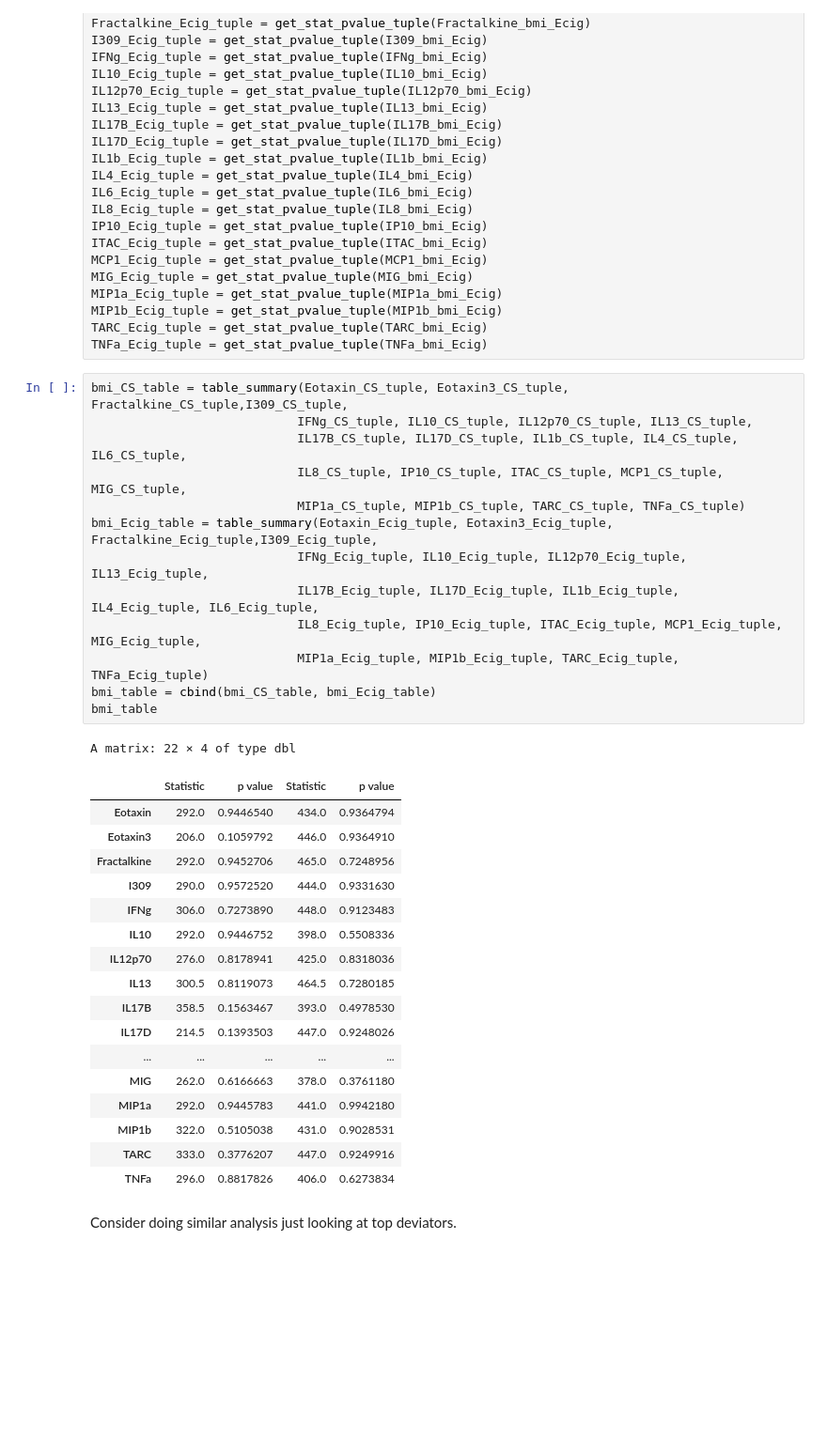
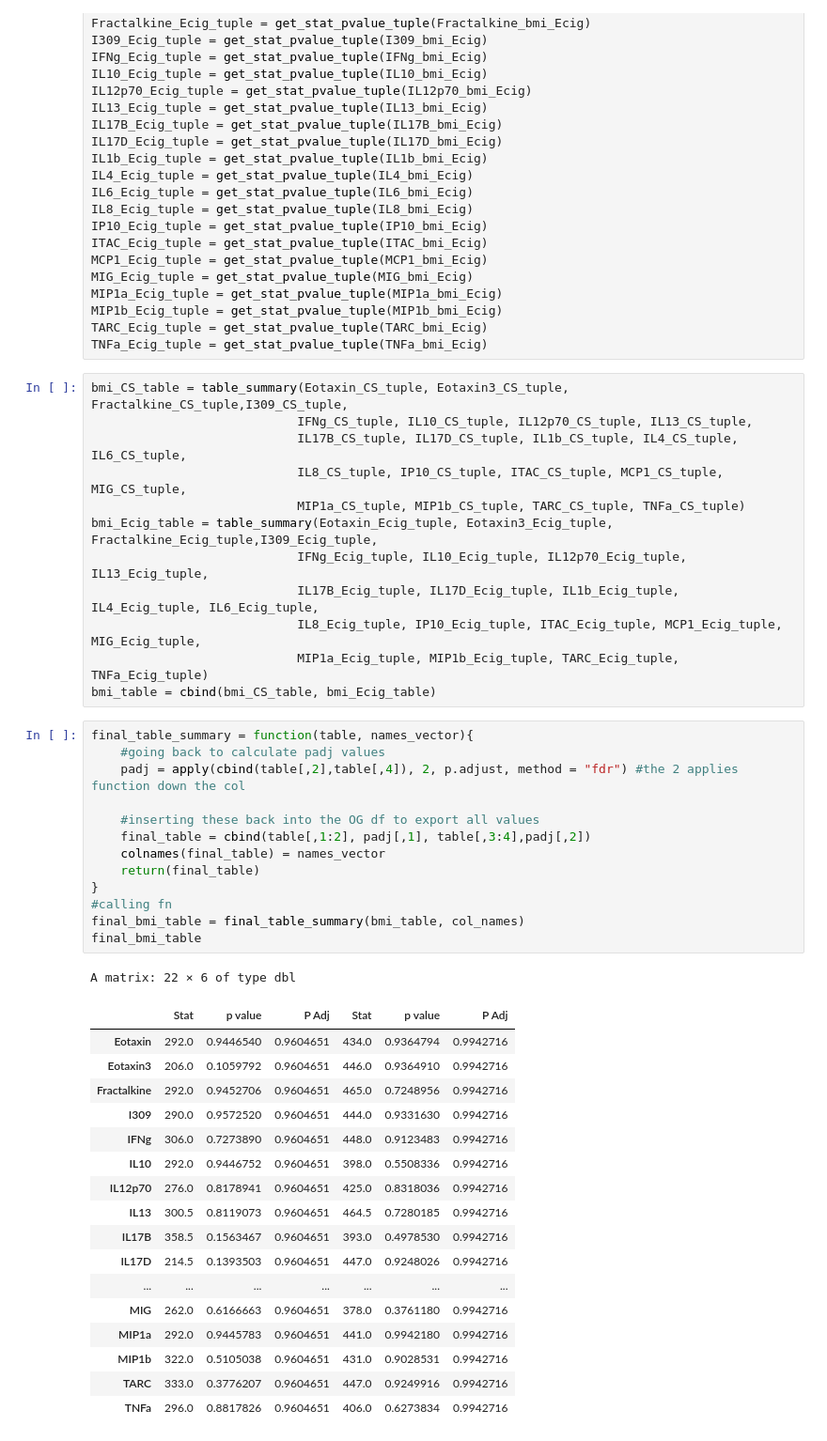
Before and after one commit to Ragerlab/Script_for_Cytokine-Signature-Clusters-as-a-Tool-to-Compare-Changes-associated-with-Tobacco-Product-, a Jupyter notebook: Demographics Analysis (Table1).ipynb, the cells around one changed output. Shown at 94% size. Drawn from its saved outputs; the diff is of its cells as text; blank space fills up the shorter version.

```diff
--- a/Demographics Analysis (Table1).ipynb
+++ b/Demographics Analysis (Table1).ipynb
@@ -2038,25 +2051,35 @@ bmi_Ecig_table = table_summary(Eotaxin_Ecig_tuple, Eotaxin3_Ecig_tuple, Fractalk
                             IL8_Ecig_tuple, IP10_Ecig_tuple, ITAC_Ecig_tuple, MCP1_Ecig_tuple, MIG_Ecig_tuple,
                             MIP1a_Ecig_tuple, MIP1b_Ecig_tuple, TARC_Ecig_tuple, TNFa_Ecig_tuple)
 bmi_table = cbind(bmi_CS_table, bmi_Ecig_table)
-bmi_table
-# %% [output]
-A matrix: 22 × 4 of type dbl
-|  | Statistic | p value | Statistic | p value |
-| Eotaxin | 292.0 | 0.9446540 | 434.0 | 0.9364794 |
-| Eotaxin3 | 206.0 | 0.1059792 | 446.0 | 0.9364910 |
-| Fractalkine | 292.0 | 0.9452706 | 465.0 | 0.7248956 |
-| I309 | 290.0 | 0.9572520 | 444.0 | 0.9331630 |
-| IFNg | 306.0 | 0.7273890 | 448.0 | 0.9123483 |
-| IL10 | 292.0 | 0.9446752 | 398.0 | 0.5508336 |
-| IL12p70 | 276.0 | 0.8178941 | 425.0 | 0.8318036 |
-| IL13 | 300.5 | 0.8119073 | 464.5 | 0.7280185 |
-| IL17B | 358.5 | 0.1563467 | 393.0 | 0.4978530 |
-| IL17D | 214.5 | 0.1393503 | 447.0 | 0.9248026 |
-| ... | ... | ... | ... | ... |
-| MIG | 262.0 | 0.6166663 | 378.0 | 0.3761180 |
-| MIP1a | 292.0 | 0.9445783 | 441.0 | 0.9942180 |
-| MIP1b | 322.0 | 0.5105038 | 431.0 | 0.9028531 |
-| TARC | 333.0 | 0.3776207 | 447.0 | 0.9249916 |
-| TNFa | 296.0 | 0.8817826 | 406.0 | 0.6273834 |
-# %% [markdown]
-Consider doing similar analysis just looking at top deviators.
+# %%
+final_table_summary = function(table, names_vector){
+    #going back to calculate padj values
+    padj = apply(cbind(table[,2],table[,4]), 2, p.adjust, method = "fdr") #the 2 applies function down the col
+
+    #inserting these back into the OG df to export all values
+    final_table = cbind(table[,1:2], padj[,1], table[,3:4],padj[,2])
+    colnames(final_table) = names_vector
+    return(final_table)
+}
+#calling fn
+final_bmi_table = final_table_summary(bmi_table, col_names)
+final_bmi_table
+# %% [output]
+A matrix: 22 × 6 of type dbl
+|  | Stat | p value | P Adj | Stat | p value | P Adj |
+| Eotaxin | 292.0 | 0.9446540 | 0.9604651 | 434.0 | 0.9364794 | 0.9942716 |
+| Eotaxin3 | 206.0 | 0.1059792 | 0.9604651 | 446.0 | 0.9364910 | 0.9942716 |
+| Fractalkine | 292.0 | 0.9452706 | 0.9604651 | 465.0 | 0.7248956 | 0.9942716 |
+| I309 | 290.0 | 0.9572520 | 0.9604651 | 444.0 | 0.9331630 | 0.9942716 |
+| IFNg | 306.0 | 0.7273890 | 0.9604651 | 448.0 | 0.9123483 | 0.9942716 |
+| IL10 | 292.0 | 0.9446752 | 0.9604651 | 398.0 | 0.5508336 | 0.9942716 |
+| IL12p70 | 276.0 | 0.8178941 | 0.9604651 | 425.0 | 0.8318036 | 0.9942716 |
+| IL13 | 300.5 | 0.8119073 | 0.9604651 | 464.5 | 0.7280185 | 0.9942716 |
+| IL17B | 358.5 | 0.1563467 | 0.9604651 | 393.0 | 0.4978530 | 0.9942716 |
+| IL17D | 214.5 | 0.1393503 | 0.9604651 | 447.0 | 0.9248026 | 0.9942716 |
+| ... | ... | ... | ... | ... | ... | ... |
+| MIG | 262.0 | 0.6166663 | 0.9604651 | 378.0 | 0.3761180 | 0.9942716 |
+| MIP1a | 292.0 | 0.9445783 | 0.9604651 | 441.0 | 0.9942180 | 0.9942716 |
+| MIP1b | 322.0 | 0.5105038 | 0.9604651 | 431.0 | 0.9028531 | 0.9942716 |
+| TARC | 333.0 | 0.3776207 | 0.9604651 | 447.0 | 0.9249916 | 0.9942716 |
+| TNFa | 296.0 | 0.8817826 | 0.9604651 | 406.0 | 0.6273834 | 0.9942716 |
```
Also changed, not shown: parts of 2 cells of this notebook.
